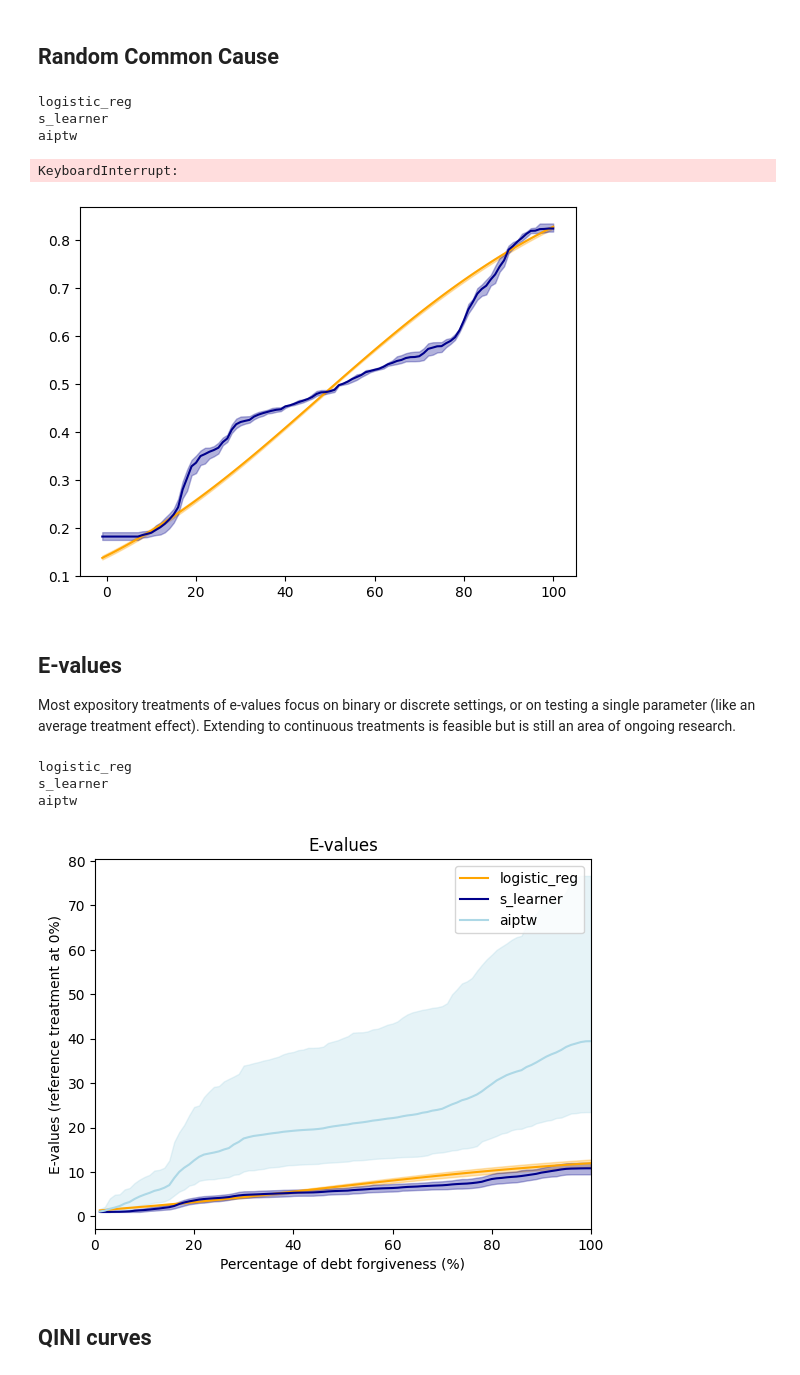
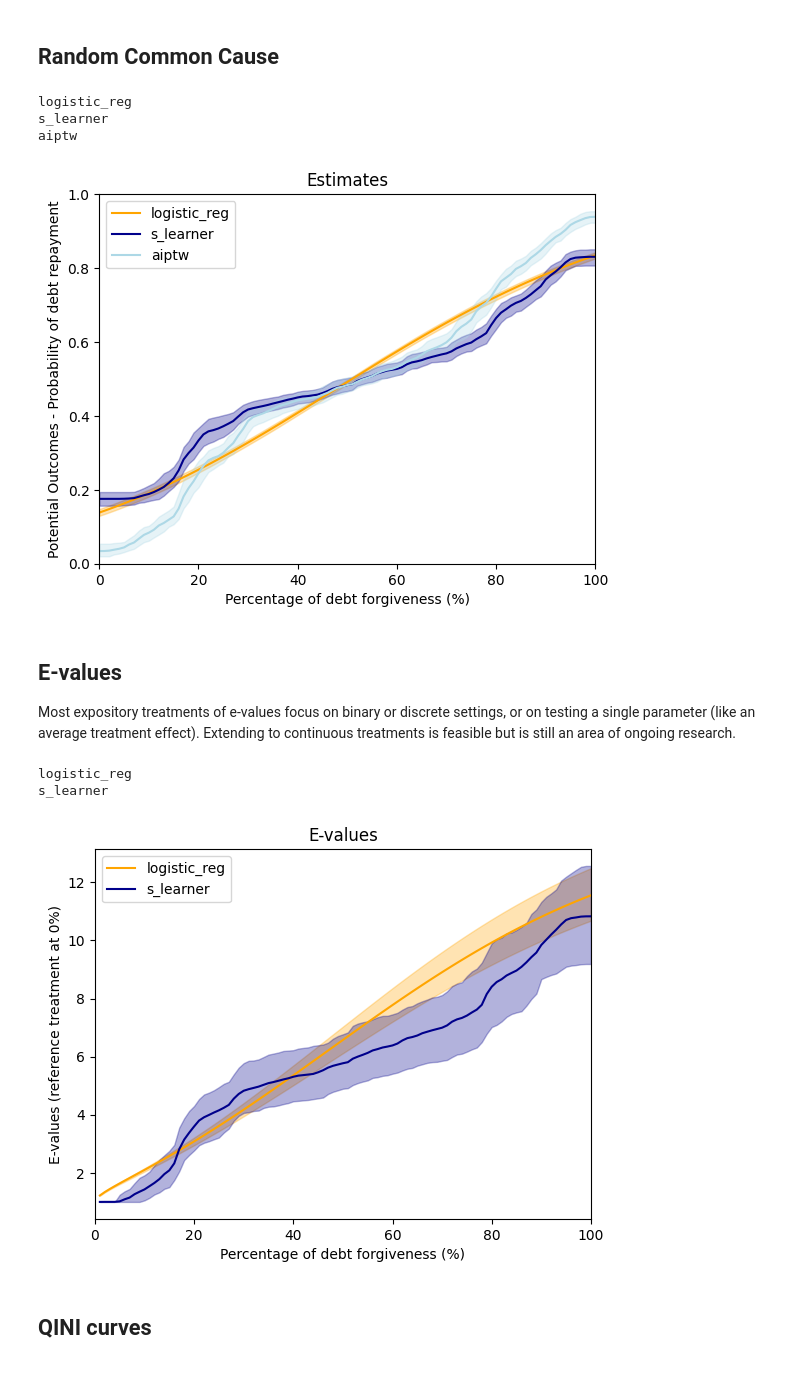
Before and after one commit to javiermoralh/causal-pipeline, a Jupyter notebook: 06_refutation_and_evaluation.ipynb, the cells around one changed output. Saved outputs shown, nothing was run; the diff lists cells and outputs as text; code cells hidden in the pictures.

```diff
--- a/06_refutation_and_evaluation.ipynb
+++ b/06_refutation_and_evaluation.ipynb
@@ -36,6 +36,9 @@ colors = {
     "s_learner": "darkblue",
     "aiptw": "lightblue"
 }
+# %%
+step = 5
+bin_edges_gps= np.arange(0, 100+step, step)
 # %%
 np.random.seed(SEED)
 # %% [markdown]
@@ -118,7 +121,8 @@ for est_method in methods:
         adjustment_set=controls+outcome_causes,
         outcome_causes=outcome_causes,
         n_variables_common_cause=5,
-        confidence_level=0.95
+        confidence_level=0.95,
+        bin_edges_gps=bin_edges_gps,
     )
 
     plt.plot(
@@ -163,6 +167,7 @@ for est_method in methods:
         outcome_causes=outcome_causes,
         n_variables_common_cause=5,
         confidence_level=0.95,
+        bin_edges_gps=bin_edges_gps,
 
     )
     plt.plot(
@@ -190,8 +195,9 @@ plt.show()
 logistic_reg
 s_learner
 aiptw
-KeyboardInterrupt:
-[figure, old version]
+[figure, new version]
+# %%
+methods = ["logistic_reg", "s_learner"]
 # %% [markdown]
 ## E-values
 
@@ -207,34 +213,34 @@ for est_method in methods:
         intervention_values=bin_edges,
         adjustment_set=controls+outcome_causes,
         outcome_causes=outcome_causes,
         confidence_level=0.95,
+        bin_edges_gps=bin_edges_gps,
         monotone_constrains=monotone_constraints_list
     )
 
     plt.plot(
         bin_edges[1:],
         average_e_values_method,
         label=est_method,
         color=colors[est_method],
     )
     plt.fill_between(
         bin_edges[1:],
         lower_ci,
         upper_ci,
         alpha=0.3,
         color=colors[est_method],
     )
 
 plt.xlabel("Percentage of debt forgiveness (%)")
 plt.ylabel("E-values (reference treatment at 0%)")
 plt.title("E-values")
 plt.legend()
 plt.xlim(0, 100)
 plt.show()
 # %% [output]
 logistic_reg
 s_learner
-aiptw
-[figure, old version]
+[figure, new version]
 # %% [markdown]
 ## QINI curves
```
Also changed, not shown: parts of 5 cells of this notebook, 16 other files.
